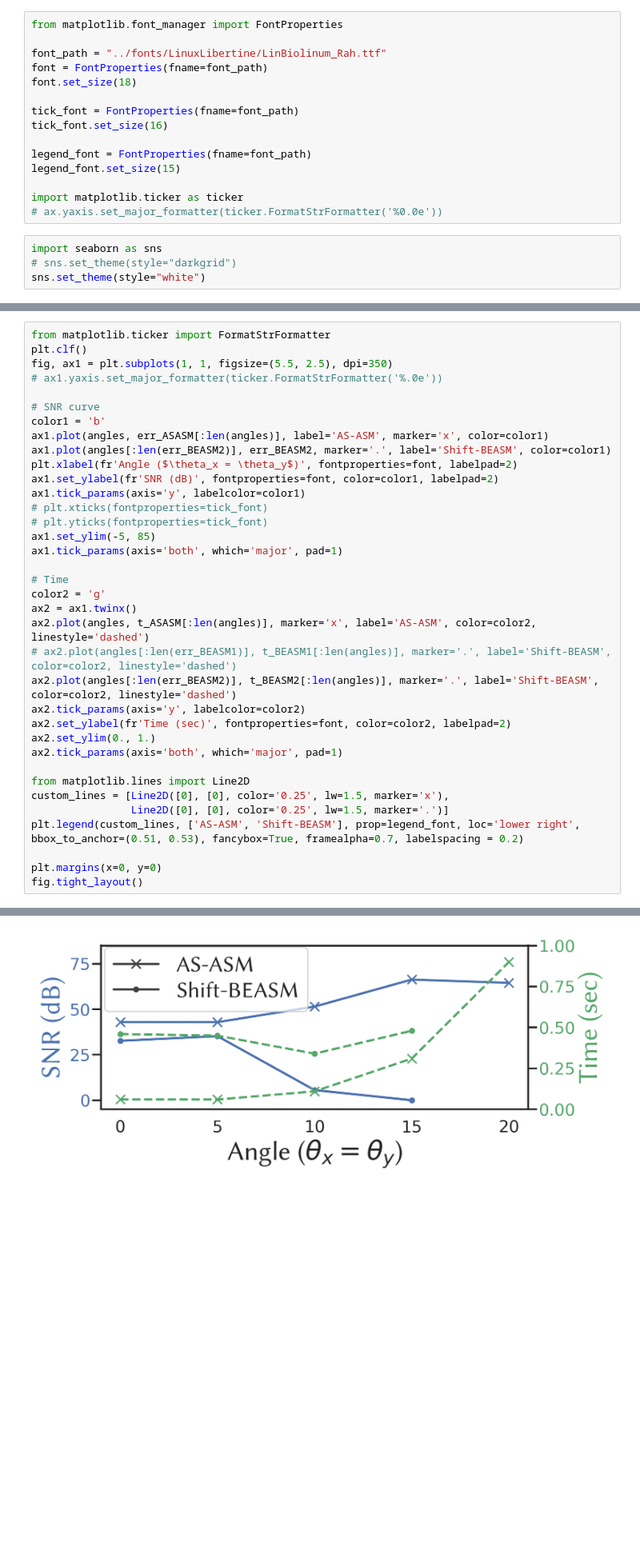
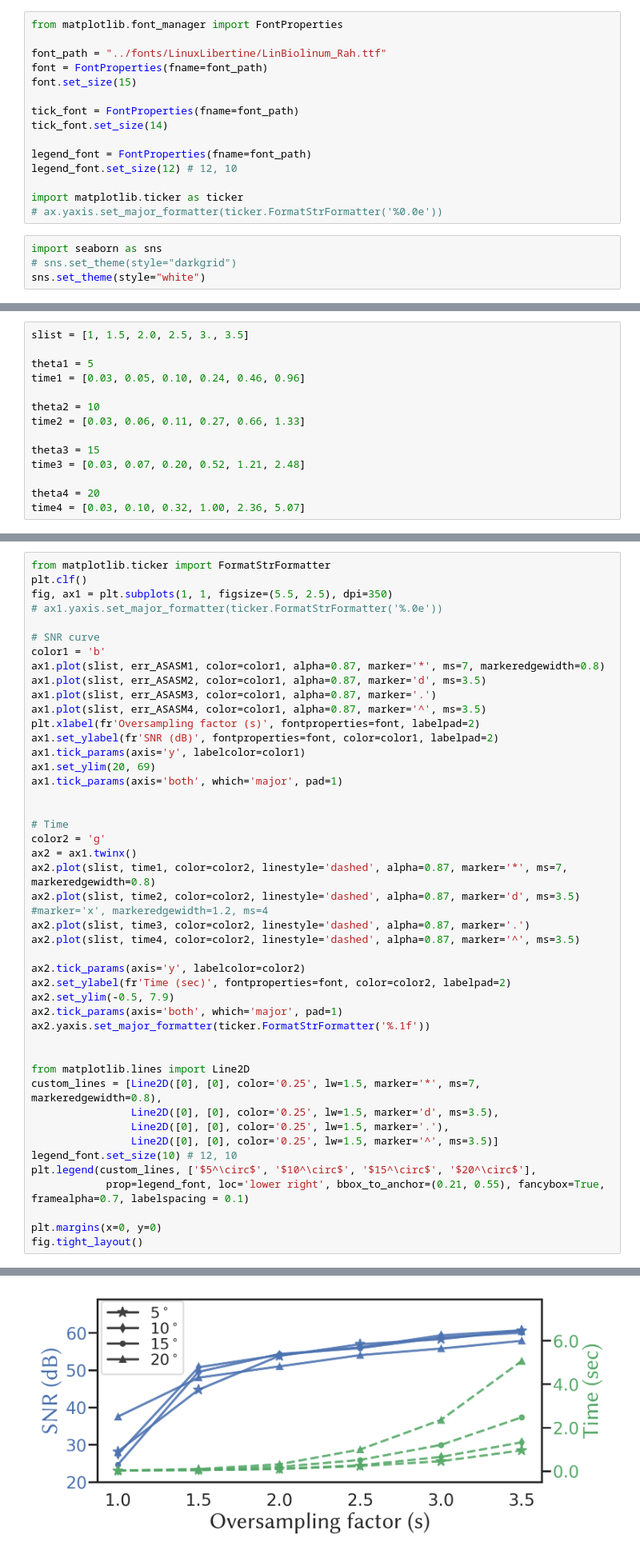
Before and after one commit to whywww/ASASM, a Jupyter notebook: figures.ipynb, the cells around one changed output, grey strips where cells are left out. Shown at 80% size. Cells and saved outputs as stored; diff of their text form; blank space fills up the shorter version.

```diff
--- a/figures.ipynb
+++ b/figures.ipynb
@@ -20,13 +11,13 @@ from matplotlib.font_manager import FontProperties
 
 font_path = "../fonts/LinuxLibertine/LinBiolinum_Rah.ttf"
 font = FontProperties(fname=font_path)
-font.set_size(18)
+font.set_size(15)
 
 tick_font = FontProperties(fname=font_path)
-tick_font.set_size(16)
+tick_font.set_size(14)
 
 legend_font = FontProperties(fname=font_path)
-legend_font.set_size(15)
+legend_font.set_size(12) # 12, 10
 
 import matplotlib.ticker as ticker
 # ax.yaxis.set_major_formatter(ticker.FormatStrFormatter('%0.0e'))
@@ -185,0 +258,14 @@ fig.tight_layout()
+# %%
+slist = [1, 1.5, 2.0, 2.5, 3., 3.5]
+
+theta1 = 5
+time1 = [0.03, 0.05, 0.10, 0.24, 0.46, 0.96]
+
+theta2 = 10
+time2 = [0.03, 0.06, 0.11, 0.27, 0.66, 1.33]
+
+theta3 = 15
+time3 = [0.03, 0.07, 0.20, 0.52, 1.21, 2.48]
+
+theta4 = 20
+time4 = [0.03, 0.10, 0.32, 1.00, 2.36, 5.07]
@@ -186,39 +300,48 @@ fig.tight_layout()
 # %%
 from matplotlib.ticker import FormatStrFormatter
 plt.clf()
 fig, ax1 = plt.subplots(1, 1, figsize=(5.5, 2.5), dpi=350)
 # ax1.yaxis.set_major_formatter(ticker.FormatStrFormatter('%.0e'))
 
 # SNR curve
 color1 = 'b'
-ax1.plot(angles, err_ASASM[:len(angles)], label='AS-ASM', marker='x', color=color1)
-ax1.plot(angles[:len(err_BEASM2)], err_BEASM2, marker='.', label='Shift-BEASM', color=color1)
-plt.xlabel(fr'Angle ($\theta_x = \theta_y$)', fontproperties=font, labelpad=2)
+ax1.plot(slist, err_ASASM1, color=color1, alpha=0.87, marker='*', ms=7, markeredgewidth=0.8)
+ax1.plot(slist, err_ASASM2, color=color1, alpha=0.87, marker='d', ms=3.5)
+ax1.plot(slist, err_ASASM3, color=color1, alpha=0.87, marker='.')
+ax1.plot(slist, err_ASASM4, color=color1, alpha=0.87, marker='^', ms=3.5)
+plt.xlabel(fr'Oversampling factor (s)', fontproperties=font, labelpad=2)
 ax1.set_ylabel(fr'SNR (dB)', fontproperties=font, color=color1, labelpad=2)
 ax1.tick_params(axis='y', labelcolor=color1)
-# plt.xticks(fontproperties=tick_font)
-# plt.yticks(fontproperties=tick_font)
-ax1.set_ylim(-5, 85)
+ax1.set_ylim(20, 69)
 ax1.tick_params(axis='both', which='major', pad=1)
+
 
 # Time
 color2 = 'g'
 ax2 = ax1.twinx()
-ax2.plot(angles, t_ASASM[:len(angles)], marker='x', label='AS-ASM', color=color2, linestyle='dashed')
-# ax2.plot(angles[:len(err_BEASM1)], t_BEASM1[:len(angles)], marker='.', label='Shift-BEASM', color=color2, linestyle='dashed')
-ax2.plot(angles[:len(err_BEASM2)], t_BEASM2[:len(angles)], marker='.', label='Shift-BEASM', color=color2, linestyle='dashed')
+ax2.plot(slist, time1, color=color2, linestyle='dashed', alpha=0.87, marker='*', ms=7, markeredgewidth=0.8)
+ax2.plot(slist, time2, color=color2, linestyle='dashed', alpha=0.87, marker='d', ms=3.5) #marker='x', markeredgewidth=1.2, ms=4
+ax2.plot(slist, time3, color=color2, linestyle='dashed', alpha=0.87, marker='.')
+ax2.plot(slist, time4, color=color2, linestyle='dashed', alpha=0.87, marker='^', ms=3.5)
+
 ax2.tick_params(axis='y', labelcolor=color2)
 ax2.set_ylabel(fr'Time (sec)', fontproperties=font, color=color2, labelpad=2)
-ax2.set_ylim(0., 1.)
+ax2.set_ylim(-0.5, 7.9)
 ax2.tick_params(axis='both', which='major', pad=1)
+ax2.yaxis.set_major_formatter(ticker.FormatStrFormatter('%.1f'))
+
 
 from matplotlib.lines import Line2D
-custom_lines = [Line2D([0], [0], color='0.25', lw=1.5, marker='x'),
-                Line2D([0], [0], color='0.25', lw=1.5, marker='.')]
-plt.legend(custom_lines, ['AS-ASM', 'Shift-BEASM'], prop=legend_font, loc='lower right', bbox_to_anchor=(0.51, 0.53), fancybox=True, framealpha=0.7, labelspacing = 0.2)
+custom_lines = [Line2D([0], [0], color='0.25', lw=1.5, marker='*', ms=7, markeredgewidth=0.8),
+                Line2D([0], [0], color='0.25', lw=1.5, marker='d', ms=3.5),
+                Line2D([0], [0], color='0.25', lw=1.5, marker='.'),
+                Line2D([0], [0], color='0.25', lw=1.5, marker='^', ms=3.5)]
+legend_font.set_size(10) # 12, 10
+plt.legend(custom_lines, ['$5^\circ$', '$10^\circ$', '$15^\circ$', '$20^\circ$'],
+            prop=legend_font, loc='lower right', bbox_to_anchor=(0.21, 0.55), fancybox=True, framealpha=0.7, labelspacing = 0.1)
 
 plt.margins(x=0, y=0)
 fig.tight_layout()
 # %% [output]
 <Figure size 640x480 with 0 Axes>
-[figure, old version]
+[figure, new version]
```
Also changed, not shown: parts of 26 cells of this notebook, 9 other files.
